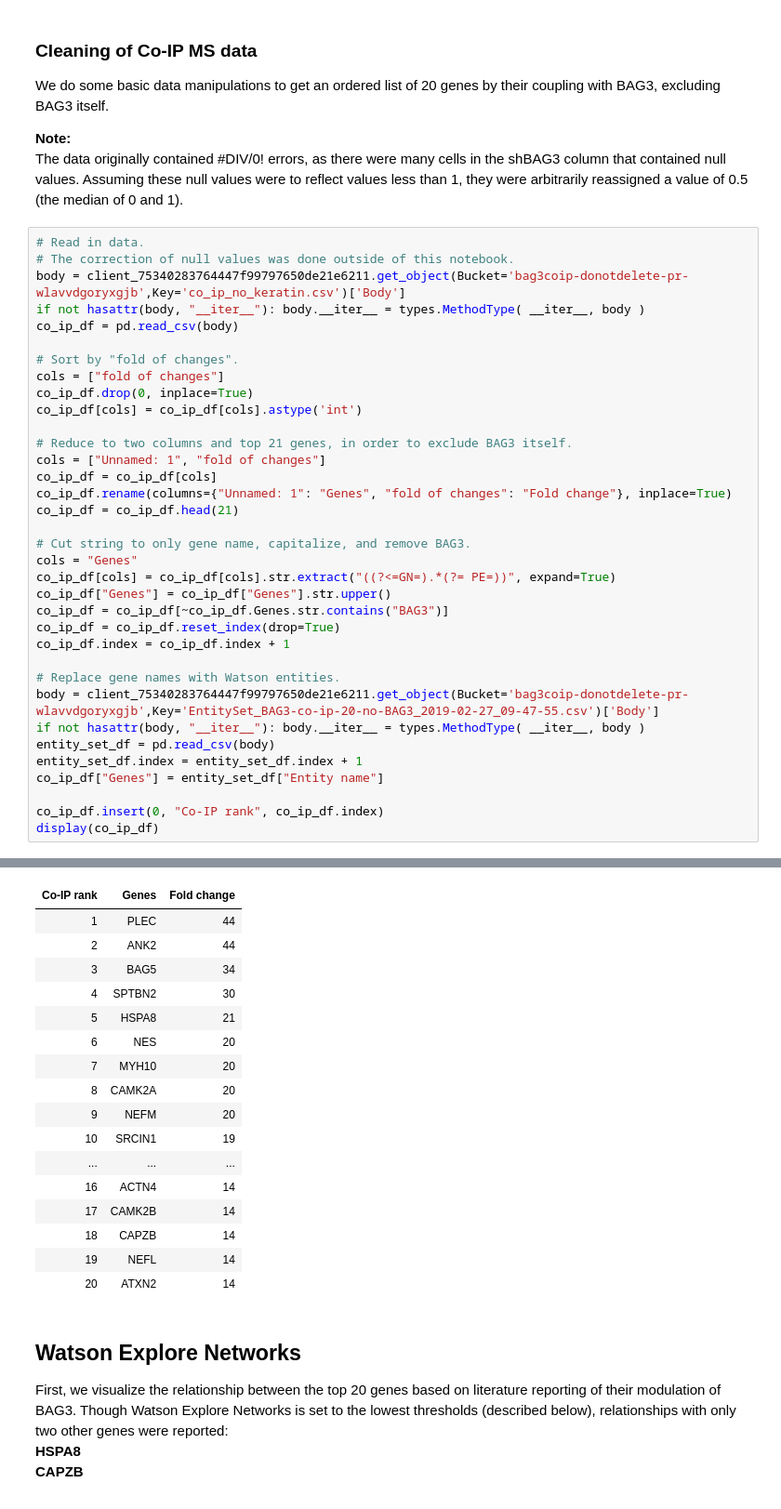
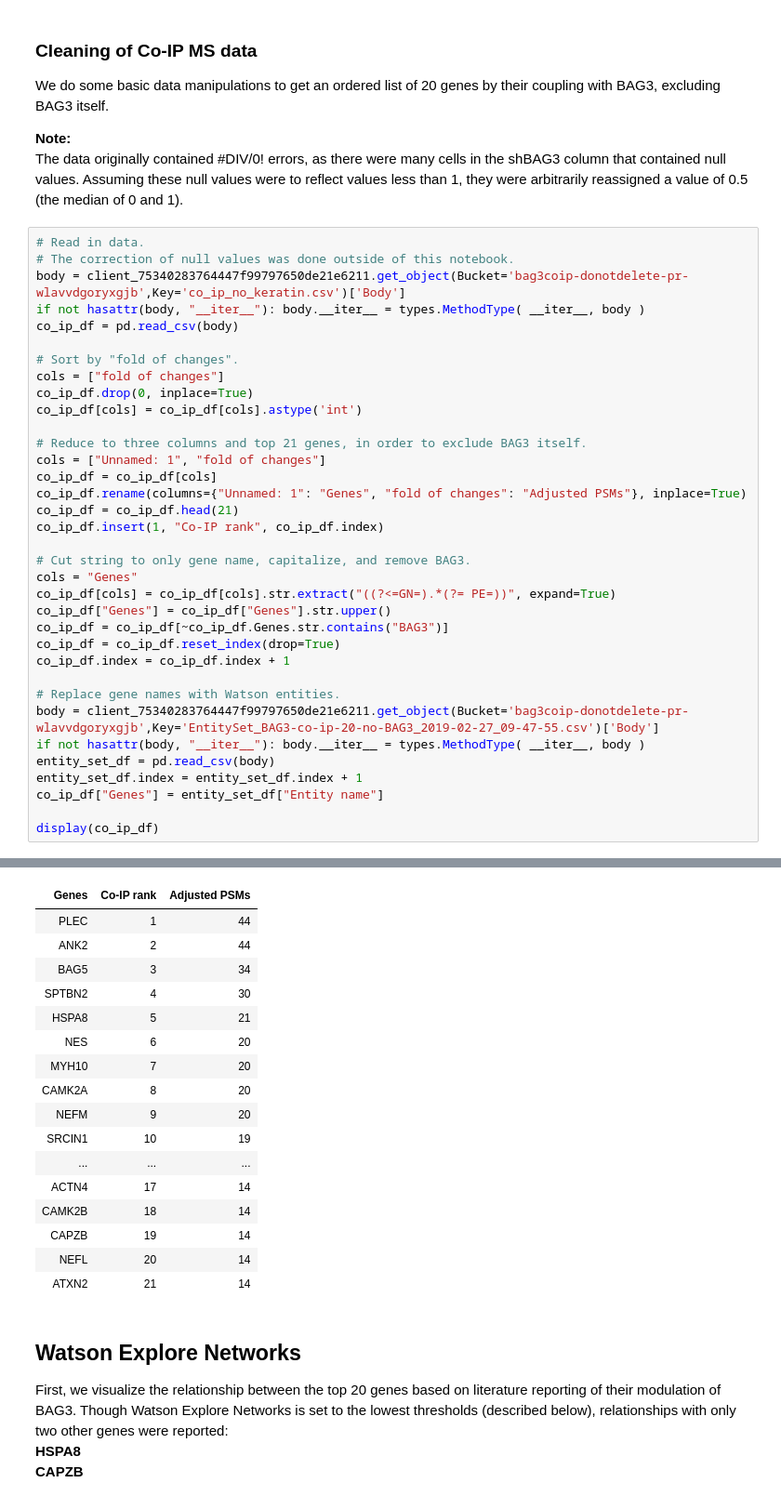
Before and after one commit to eturkes/bag3-co-ip, a Jupyter notebook: BAG3-co-ip/BAG3-co-ip.ipynb, the cells around one changed output, grey strips where cells are left out. Shown at 93% size. Drawn from its saved outputs; the diff is of its cells as text.

```diff
--- a/BAG3-co-ip/BAG3-co-ip.ipynb
+++ b/BAG3-co-ip/BAG3-co-ip.ipynb
@@ -77,11 +77,12 @@ cols = ["fold of changes"]
 co_ip_df.drop(0, inplace=True)
 co_ip_df[cols] = co_ip_df[cols].astype('int')
 
-# Reduce to two columns and top 21 genes, in order to exclude BAG3 itself.
+# Reduce to three columns and top 21 genes, in order to exclude BAG3 itself.
 cols = ["Unnamed: 1", "fold of changes"]
 co_ip_df = co_ip_df[cols]
-co_ip_df.rename(columns={"Unnamed: 1": "Genes", "fold of changes": "Fold change"}, inplace=True)
+co_ip_df.rename(columns={"Unnamed: 1": "Genes", "fold of changes": "Adjusted PSMs"}, inplace=True)
 co_ip_df = co_ip_df.head(21)
+co_ip_df.insert(1, "Co-IP rank", co_ip_df.index)
 
 # Cut string to only gene name, capitalize, and remove BAG3.
 cols = "Genes"
@@ -98,7 +99,6 @@ entity_set_df = pd.read_csv(body)
 entity_set_df.index = entity_set_df.index + 1
 co_ip_df["Genes"] = entity_set_df["Entity name"]
 
-co_ip_df.insert(0, "Co-IP rank", co_ip_df.index)
 display(co_ip_df)
 # %% [output]
 Hey, there's something awesome here! To see it, open this notebook outside GitHub, in a viewer like Jupyter
@@ -109,20 +109,20 @@ Fold change
-| Co-IP rank | Genes | Fold change |
-| 1 | PLEC | 44 |
-| 2 | ANK2 | 44 |
-| 3 | BAG5 | 34 |
-| 4 | SPTBN2 | 30 |
-| 5 | HSPA8 | 21 |
-| 6 | NES | 20 |
-| 7 | MYH10 | 20 |
-| 8 | CAMK2A | 20 |
-| 9 | NEFM | 20 |
-| 10 | SRCIN1 | 19 |
+| Genes | Co-IP rank | Adjusted PSMs |
+| PLEC | 1 | 44 |
+| ANK2 | 2 | 44 |
+| BAG5 | 3 | 34 |
+| SPTBN2 | 4 | 30 |
+| HSPA8 | 5 | 21 |
+| NES | 6 | 20 |
+| MYH10 | 7 | 20 |
+| CAMK2A | 8 | 20 |
+| NEFM | 9 | 20 |
+| SRCIN1 | 10 | 19 |
 | ... | ... | ... |
-| 16 | ACTN4 | 14 |
-| 17 | CAMK2B | 14 |
-| 18 | CAPZB | 14 |
-| 19 | NEFL | 14 |
-| 20 | ATXN2 | 14 |
+| ACTN4 | 17 | 14 |
+| CAMK2B | 18 | 14 |
+| CAPZB | 19 | 14 |
+| NEFL | 20 | 14 |
+| ATXN2 | 21 | 14 |
 # %% [markdown]
 ## Watson Explore Networks
 
```
Also changed, not shown: parts of 4 cells of this notebook.
